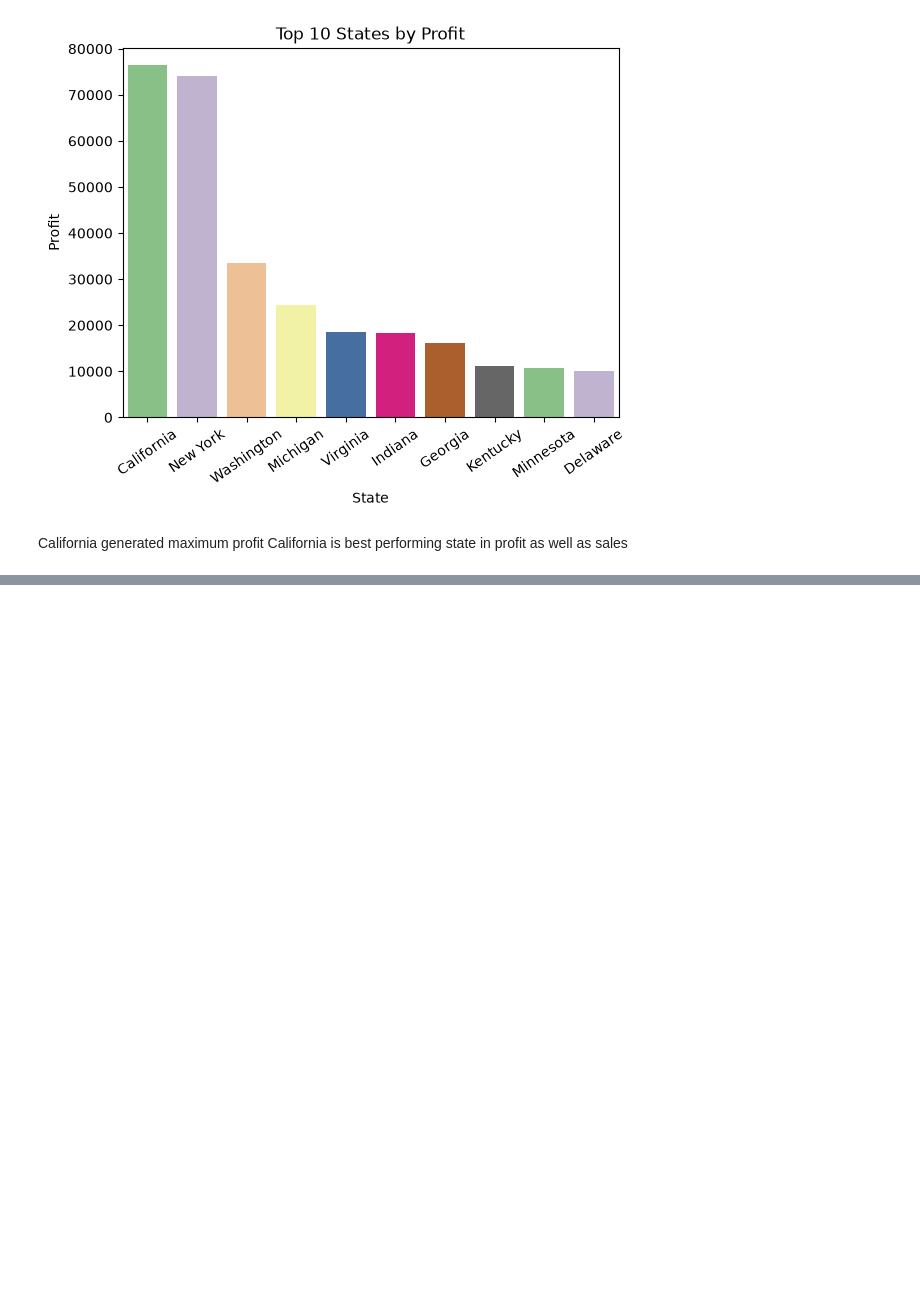
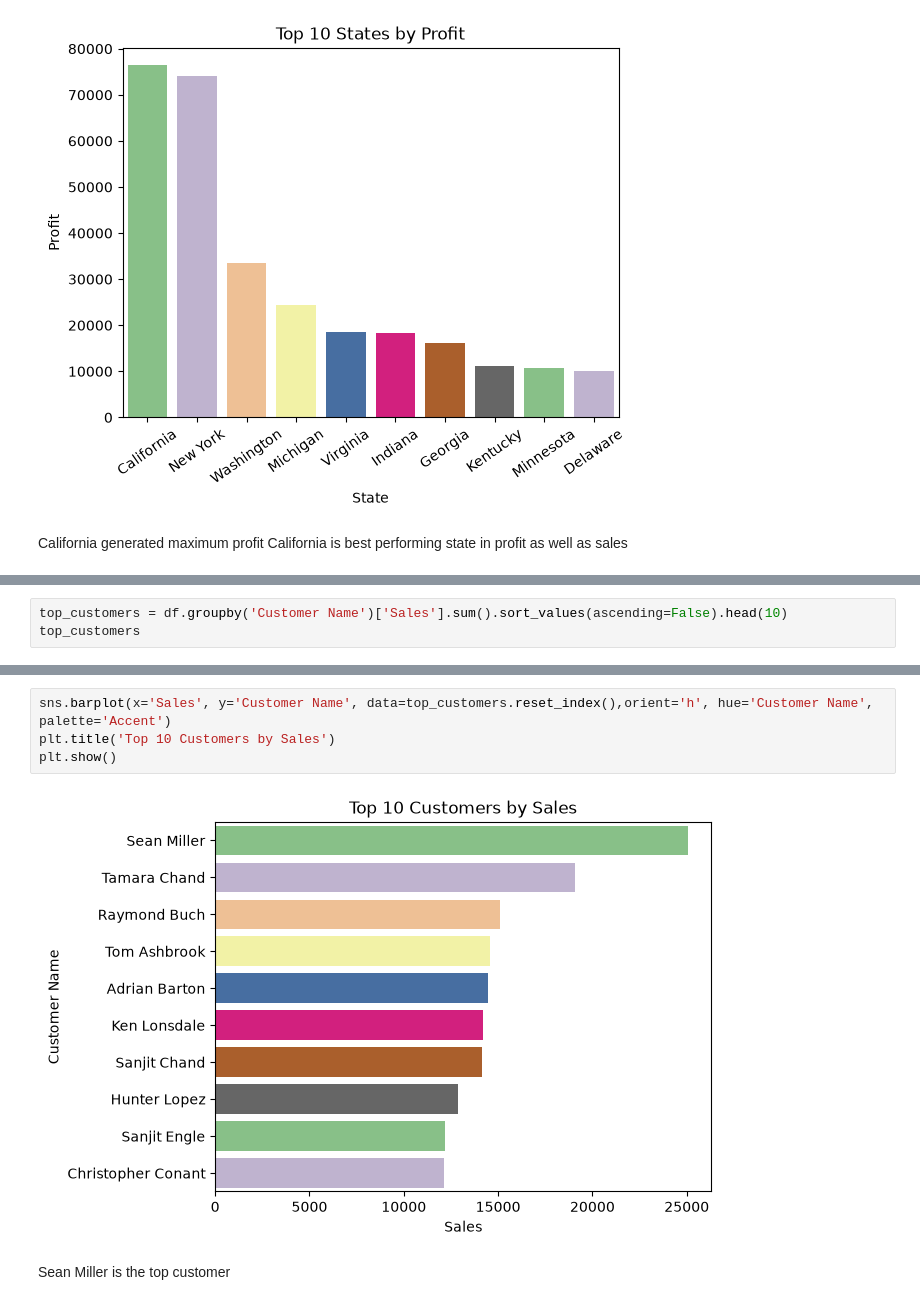
Before and after one commit to vaishnaviniwalkar/Superstore_Sales_Analysis, a Jupyter notebook: notebook/analysis.ipynb, the cells around one changed output, grey strips where cells are left out. Cells and saved outputs as stored; diff of their text form; blank space fills up the shorter version.

Commit message:
customer analysis done

```diff
--- a/notebook/analysis.ipynb
+++ b/notebook/analysis.ipynb
@@ -289,0 +316,3 @@ California is best performing state in profit as well as sales
+# %%
+top_customers = df.groupby('Customer Name')['Sales'].sum().sort_values(ascending=False).head(10)
+top_customers
@@ -289,0 +332,8 @@ California is best performing state in profit as well as sales
+# %%
+sns.barplot(x='Sales', y='Customer Name', data=top_customers.reset_index(),orient='h', hue='Customer Name', palette='Accent')
+plt.title('Top 10 Customers by Sales')
+plt.show()
+# %% [output]
+[figure, added]
+# %% [markdown]
+Sean Miller is the top customer
```
Also changed, not shown: parts of 4 cells of this notebook.
